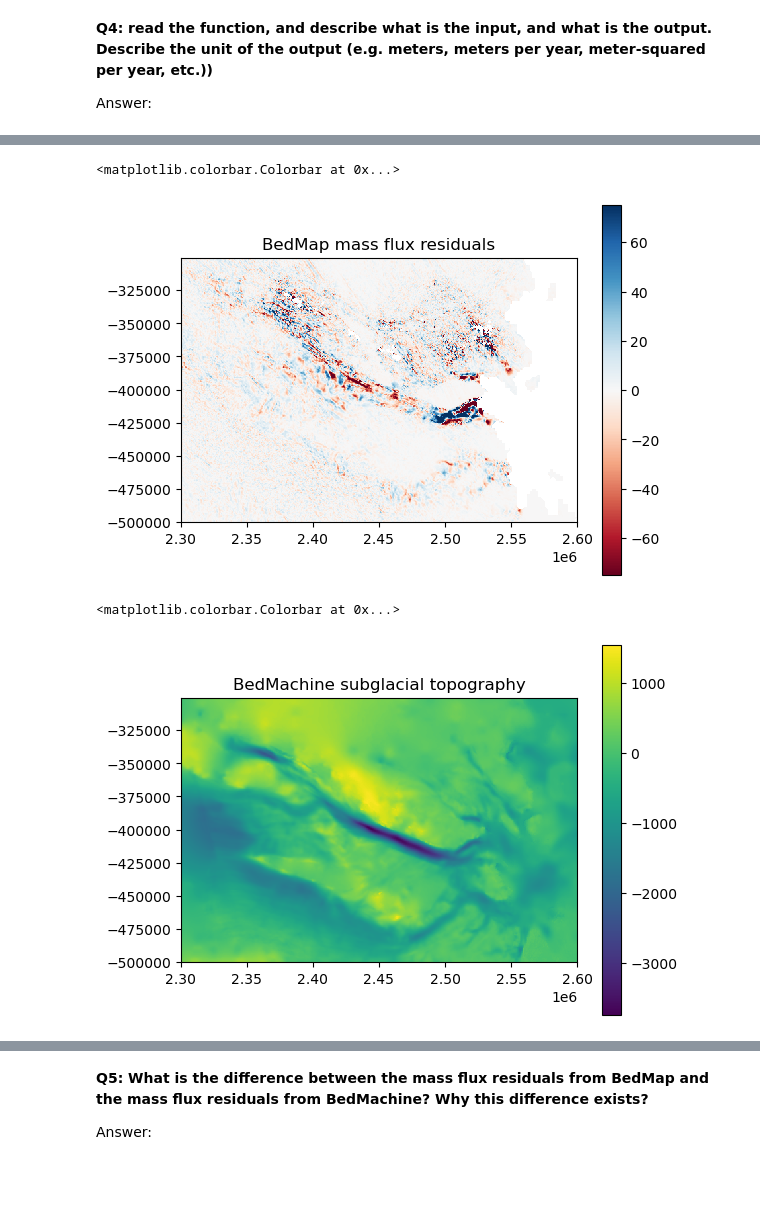
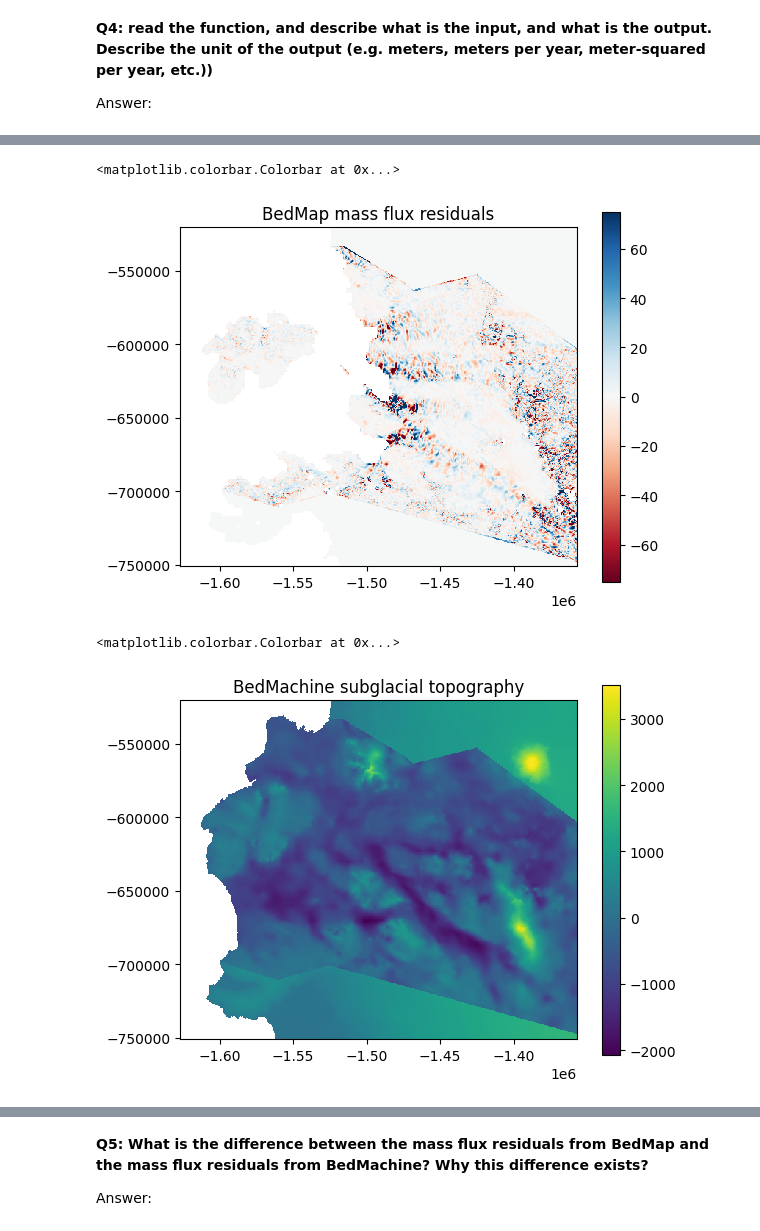
Before and after one commit to sean293/gly4930-antartic-bed-mapping, a Jupyter notebook: labs/lab_02/Lab2_IceFluxDivergence.ipynb, the cells around one changed output, grey strips where cells are left out. Cells and saved outputs as stored; diff of their text form; code cells hidden in the pictures; blank space fills up the shorter version.

```diff
--- a/labs/lab_02/Lab2_IceFluxDivergence.ipynb
+++ b/labs/lab_02/Lab2_IceFluxDivergence.ipynb
@@ -84,7 +150,7 @@ __Q4: read the function, and describe what is the input, and what is the output.
 
 Answer:
 # %%
-df = pd.read_csv('YourGlacierNameDataGridded.csv')
+df = pd.read_csv('../../data/KohlerPopeSmith.csv')
 # %%
 xx, yy = np.meshgrid(np.unique(df.x),
                      np.unique(df.y))
@@ -113,17 +179,17 @@ plt.axis('scaled')
 plt.colorbar()
 # %% [output]
 <matplotlib.colorbar.Colorbar at 0x...>
-[figure, old version]
+[figure, new version]
 # %%
-bedmachine_bed = surf - df["bedmachine_thickness"] #FIXME make sure this is the right
+bedmachine_bed = surf - df["bedmachine_thickness"].values.reshape(xx.shape)
 
 plt.pcolormesh(xx,yy,bedmachine_bed)
 plt.title('BedMachine subglacial topography')
 plt.axis('scaled')
 plt.colorbar()
 # %% [output]
 <matplotlib.colorbar.Colorbar at 0x...>
-[figure, old version]
+[figure, new version]
 # %%
 resolution = 500
 bedmachine_residual = get_mass_conservation_residual(bedmachine_bed, surf, velx, vely, dhdt, smb, resolution)
```
Also changed, not shown: parts of 7 cells of this notebook, 1 other file.
